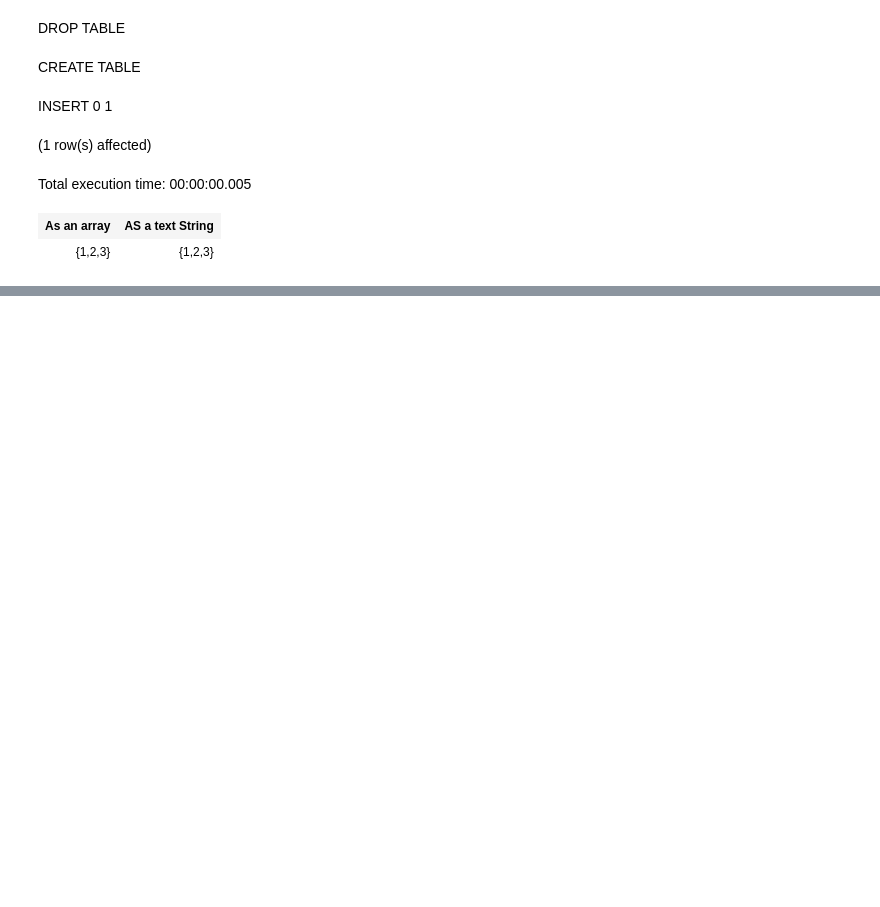
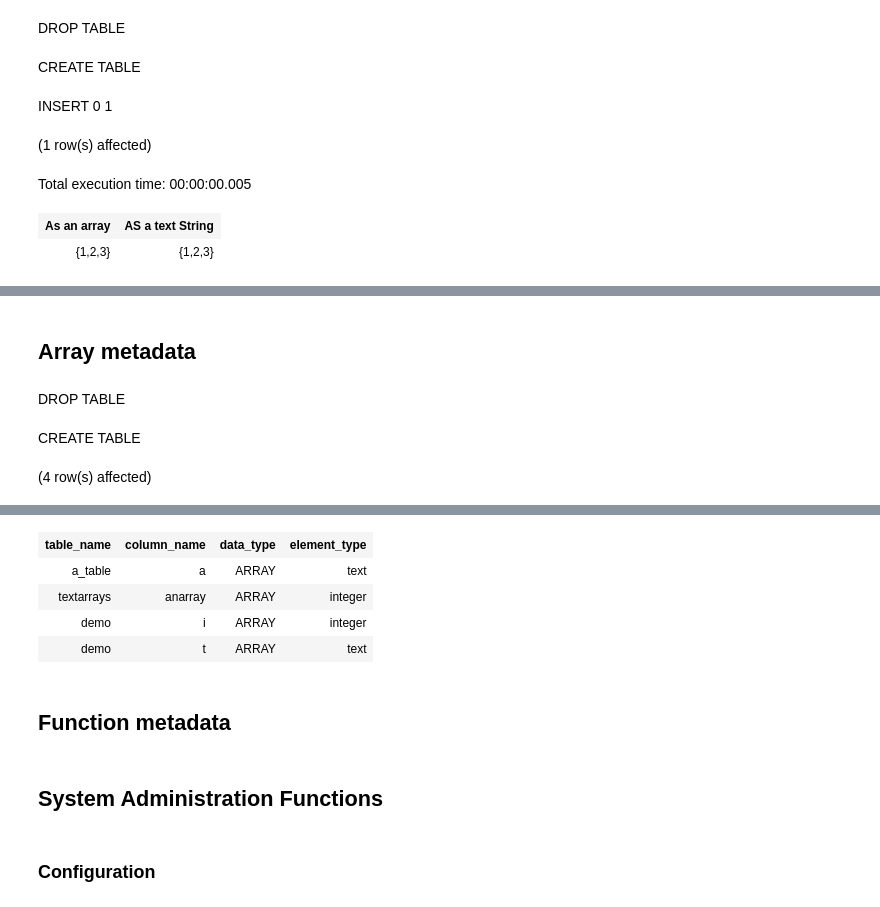
Before and after one commit to yaowenqiang/postgresql_functions_playbook, a Jupyter notebook: Notebook-1.ipynb, the cells around one changed output, grey strips where cells are left out. Saved outputs shown, nothing was run; the diff lists cells and outputs as text; code cells hidden in the pictures; blank space fills up the shorter version.

Commit message:
add pg system administration function notes

```diff
--- a/Notebook-1.ipynb
+++ b/Notebook-1.ipynb
@@ -2086,0 +2191,22 @@ Total execution time: 00:00:00.005
+# %% [markdown]
+## Array metadata
+# %%
+DROP TABLE IF EXISTS demo;
+
+CREATE TEMP TABLE demo
+(
+    i int[],
+    t text[]
+);
+
+SELECT c.table_name, c.column_name, c.data_type, e.data_type AS element_type
+FROM information_schema.columns c
+         LEFT JOIN information_schema.element_types e
+                   ON ((c.table_catalog, c.table_schema, c.table_name, 'TABLE', c.dtd_identifier) =
+                       (e.object_catalog, e.object_schema, e.object_name, e.object_type, e.collection_type_identifier))
+WHERE c.table_schema LIKE '%temp%'
+ORDER BY c.ordinal_position;
+# %% [output]
+DROP TABLE
+CREATE TABLE
+(4 row(s) affected)
@@ -2086,0 +2214,7 @@ Total execution time: 00:00:00.005
+| table_name | column_name | data_type | element_type |
+| a_table | a | ARRAY | text |
+| textarrays | anarray | ARRAY | integer |
+| demo | i | ARRAY | integer |
+| demo | t | ARRAY | text |
+# %% [markdown]
+## Function metadata
@@ -2086,0 +2231,4 @@ Total execution time: 00:00:00.005
+# %% [markdown]
+## System Administration Functions
+# %% [markdown]
+### Configuration
```
Also changed, not shown: parts of 25 cells of this notebook.
